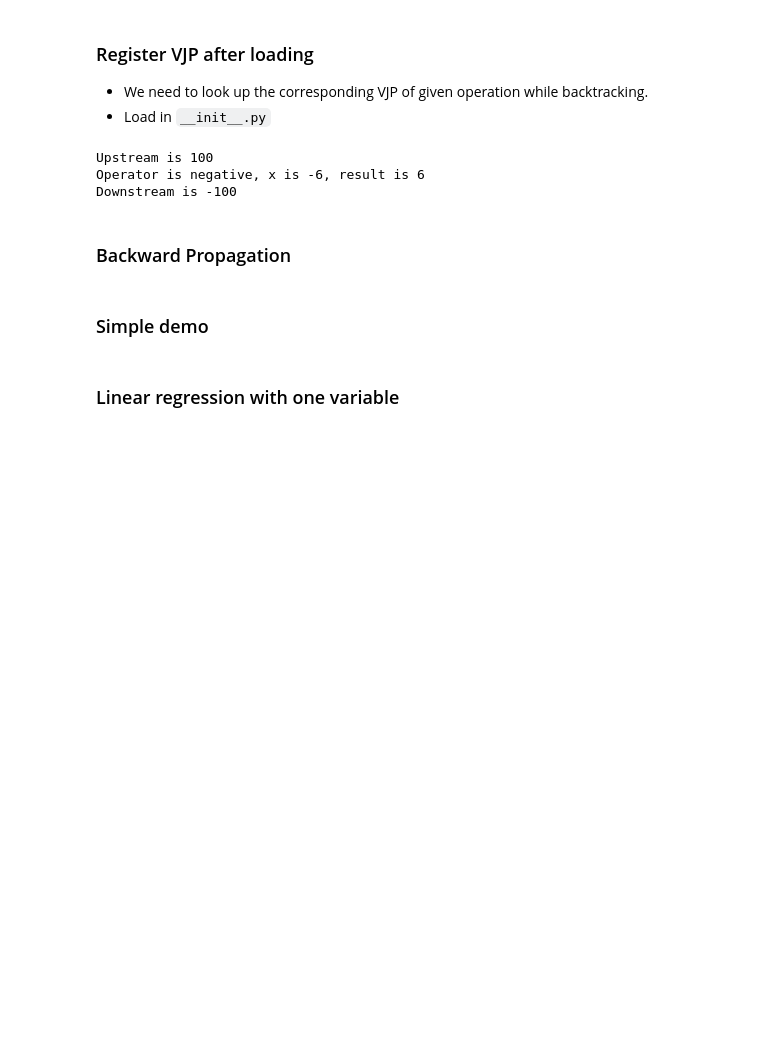
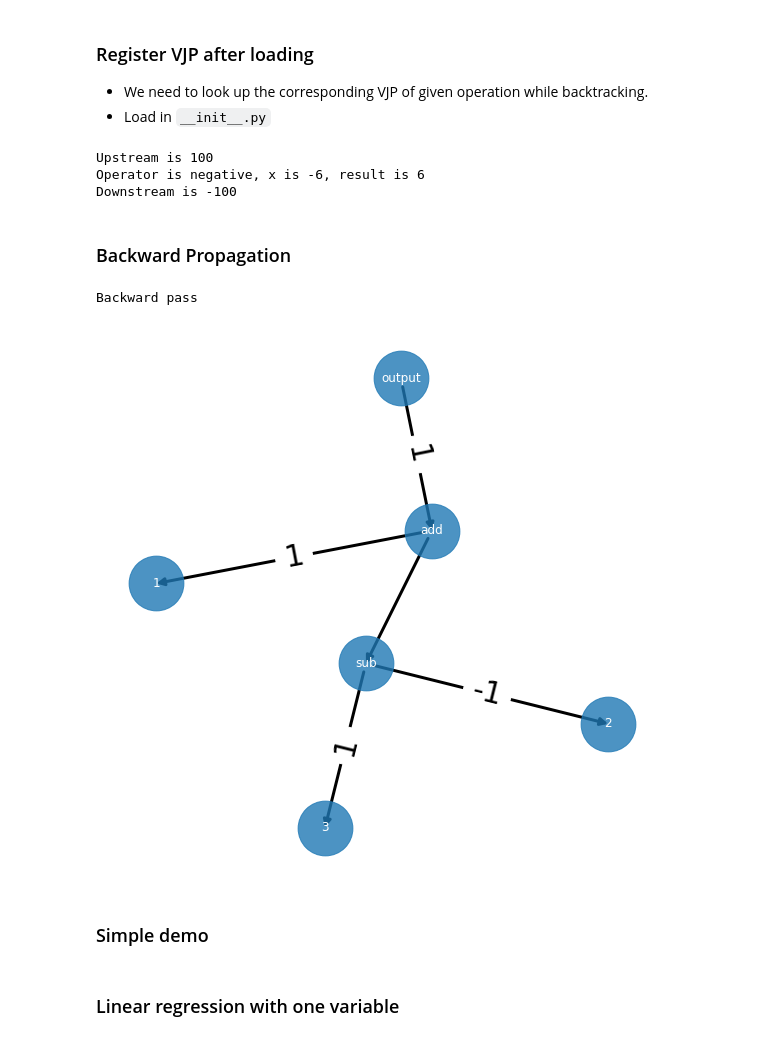
Before and after one commit to titaneric/AutoDiff-from-scratch, a Jupyter notebook: Final Presentation.ipynb, the cells around one changed output. Drawn from its saved outputs; the diff is of its cells as text; code cells hidden in the pictures; blank space fills up the shorter version.

```diff
--- a/Final Presentation.ipynb
+++ b/Final Presentation.ipynb
@@ -65,3 +65,30 @@ For the same reason, we can put the operator on the computational graph on the f
+# %%
+class Node:
+    def __init__(self):
+        self.gradient = 0
+
+class OperationNode(Node):
+    def __init__(self, func, args, kwargs, result):
+        super().__init__()
+        self.recipe = (func, args, kwargs, result, len(args))
+
+
+class VariableNode(Node):
+    def __init__(self, var):
+        super().__init__()
+        self.var = var
+
+
+class PlaceholderNode(Node):
+    def __init__(self, var):
+        super().__init__()
+        self.var = var
+
+
+class ConstantNode(Node):
+    def __init__(self, constant):
+        super().__init__()
+        self.constant = constant
 # %%
 import numpy as np
 import networkx as nx
@@ -165,25 +225,31 @@ Downstream is -100
 # %%
 import networkx as nx
 
 def backward_prop(upstream):
-    default_graph.nodes[len(graph.nodes())]['node'].gradient = upstream
+    default_graph.nodes[len(default_graph.nodes())]['node'].gradient = upstream
 
     gradient_dict = {}
     for node in reversed(list(nx.topological_sort(default_graph))):
-        child_node: OperationNode = default_graph.nodes[node]['node']
+        child_node = default_graph.nodes[node]['node']
         if isinstance(child_node, OperationNode):
             func, args, kwargs, result, arg_num = child_node.recipe
             upstream = child_node.gradient
 
             for i, parent in zip(range(arg_num), default_graph.predecessors(node)):
                 vhp = primitive_vhp[func.__name__][i]
                 downstream = vhp(upstream, result, *args, **kwargs)
                 default_graph.nodes[parent]['node'].gradient += downstream
-
-        elif is_wrt(child_node):
-            gradient_dict[child_node.var] = child_node.gradient
+        else:
+            gradient_dict[node] = child_node.gradient
 
     return gradient_dict
+
+print("Backward pass")
+backward_result = backward_prop(np.ones_like(result))
+plot_graph(True, backward_result)
+# %% [output]
+Backward pass
+[figure, added]
 # %% [markdown]
 ### Simple demo
 # %% [markdown]
```
Also changed, not shown: parts of 3 cells of this notebook, 1 other file.
